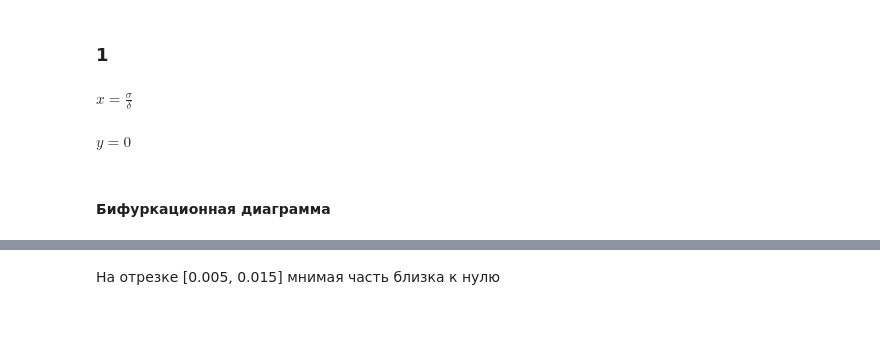
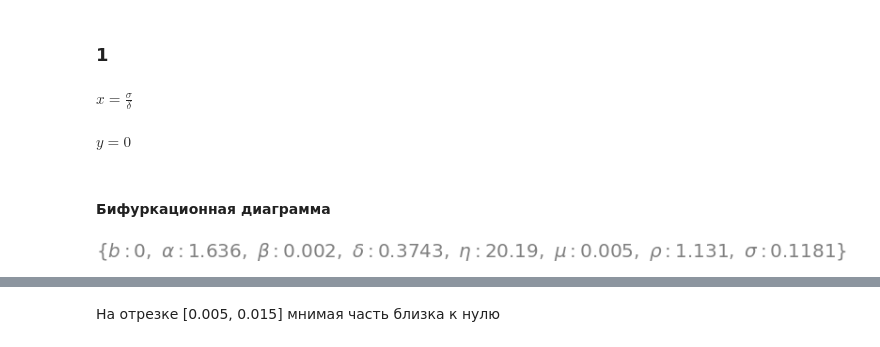
Before and after one commit to SergeyPishchulov/thesis, a Jupyter notebook: master_paper.ipynb, the cells around one changed output, grey strips where cells are left out. Cells and saved outputs as stored; diff of their text form; code cells hidden in the pictures; blank space fills up the shorter version.

```diff
--- a/master_paper.ipynb
+++ b/master_paper.ipynb
@@ -70,6 +70,10 @@ def display_sol_list(sol_list):
 # %%
 mus = np.linspace(0.002, 0.022, 50)
 # mus
+# %%
+concrete_params
+# %% [output]
+[figure, added]
 # %%
 xs=[]
 ys = []
```
Also changed, not shown: parts of 5 cells of this notebook, 1 other file.
